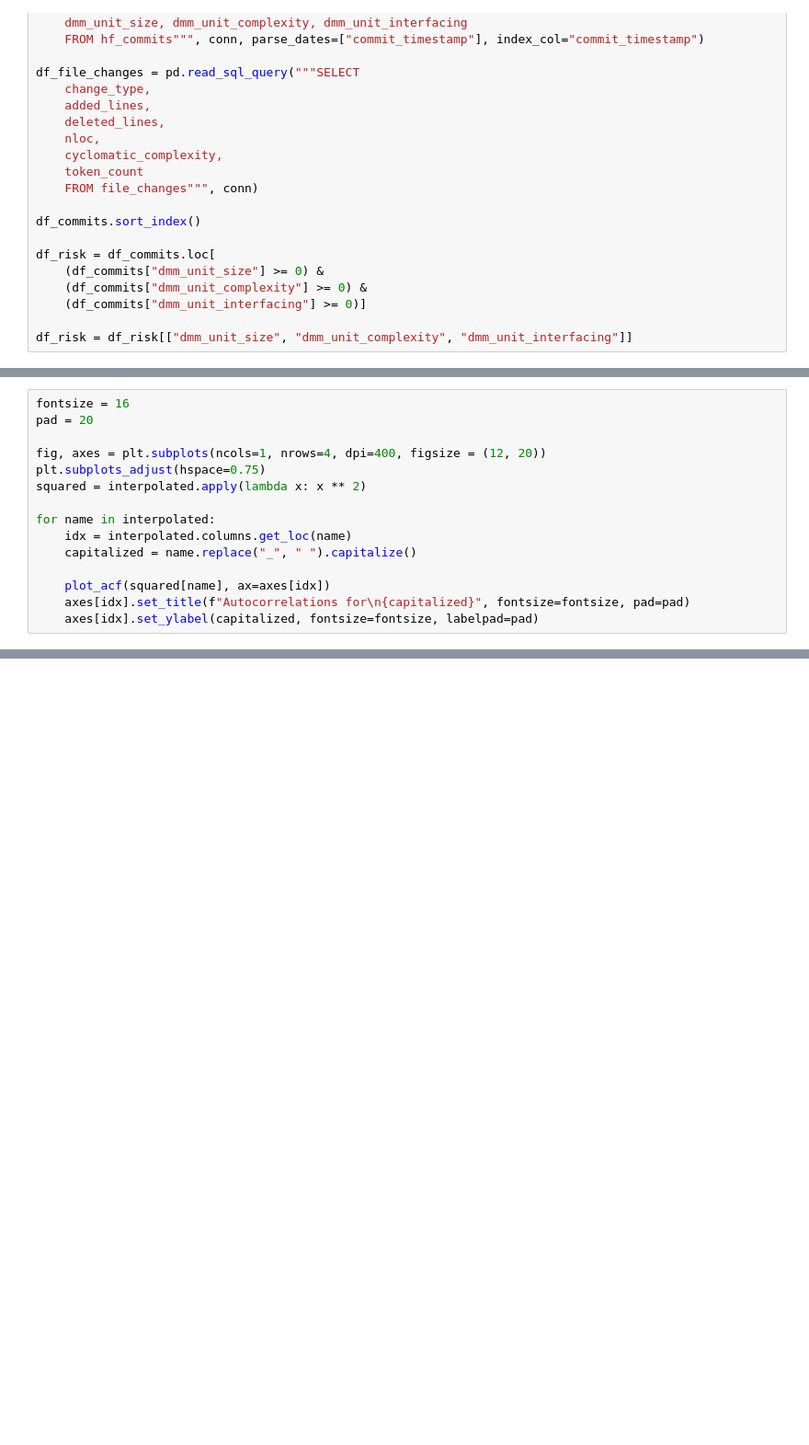
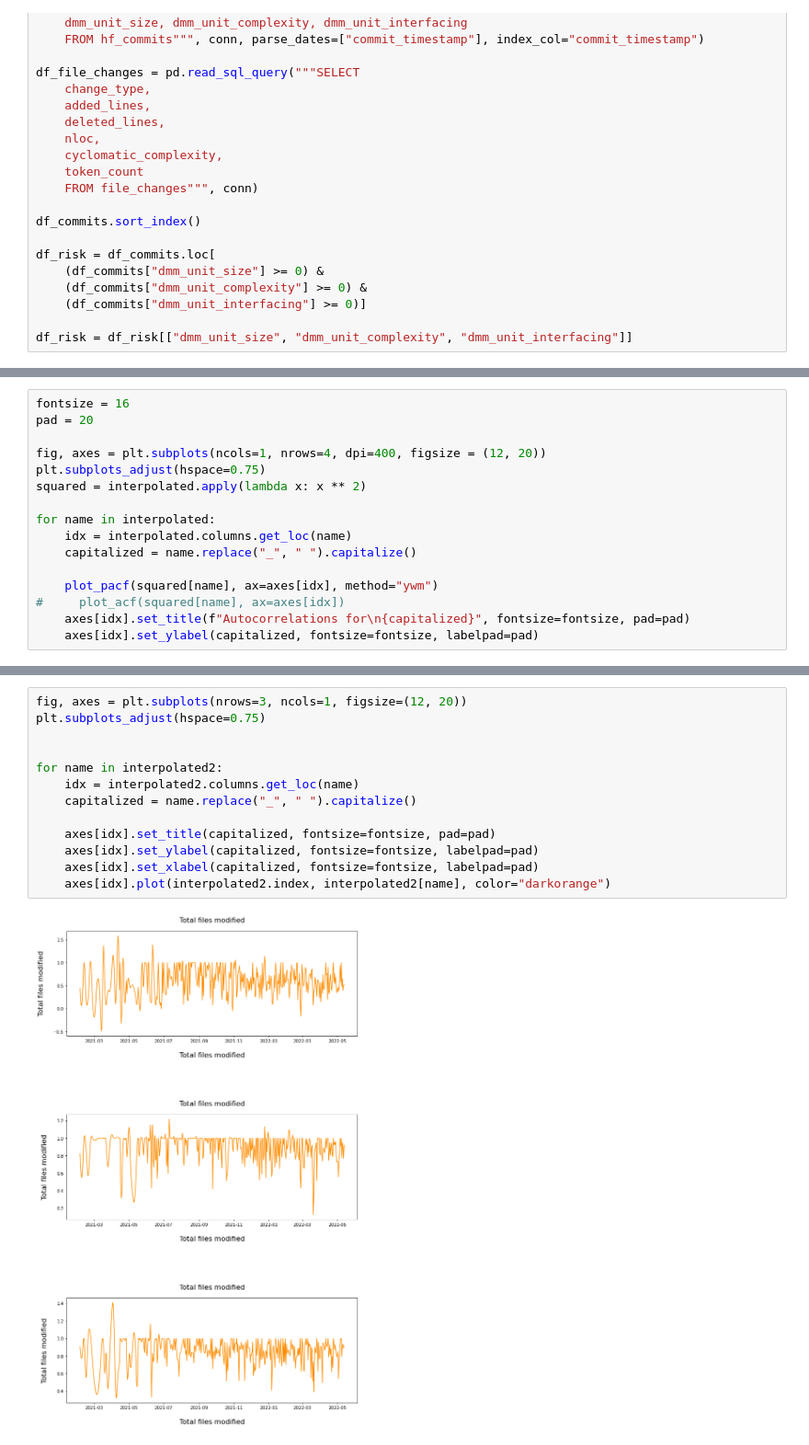
Before and after one commit to Elang89/hf-evolution, a Jupyter notebook: notebooks/datasets_statistics.ipynb, the cells around one changed output, grey strips where cells are left out. Shown at 92% size. Cells and saved outputs as stored; diff of their text form; blank space fills up the shorter version.

```diff
--- a/notebooks/datasets_statistics.ipynb
+++ b/notebooks/datasets_statistics.ipynb
@@ -131,7 +132,8 @@ for name in interpolated:
     idx = interpolated.columns.get_loc(name)
     capitalized = name.replace("_", " ").capitalize()
 
-    plot_acf(squared[name], ax=axes[idx])
+    plot_pacf(squared[name], ax=axes[idx], method="ywm")
+#     plot_acf(squared[name], ax=axes[idx])
     axes[idx].set_title(f"Autocorrelations for\n{capitalized}", fontsize=fontsize, pad=pad)
     axes[idx].set_ylabel(capitalized, fontsize=fontsize, labelpad=pad)
 # %% [output]
@@ -198,0 +201,15 @@ Iteration:     12,   Func. Count:     50,   Neg. LLF: 2548.2488911980627
+# %%
+fig, axes = plt.subplots(nrows=3, ncols=1, figsize=(12, 20))
+plt.subplots_adjust(hspace=0.75)
+
+
+for name in interpolated2:
+    idx = interpolated2.columns.get_loc(name)
+    capitalized = name.replace("_", " ").capitalize()
+
+    axes[idx].set_title(capitalized, fontsize=fontsize, pad=pad)
+    axes[idx].set_ylabel(capitalized, fontsize=fontsize, labelpad=pad)
+    axes[idx].set_xlabel(capitalized, fontsize=fontsize, labelpad=pad)
+    axes[idx].plot(interpolated2.index, interpolated2[name], color="darkorange")
+# %% [output]
+[figure, added]
```
Also changed, not shown: parts of 8 cells of this notebook, 9 other files.
